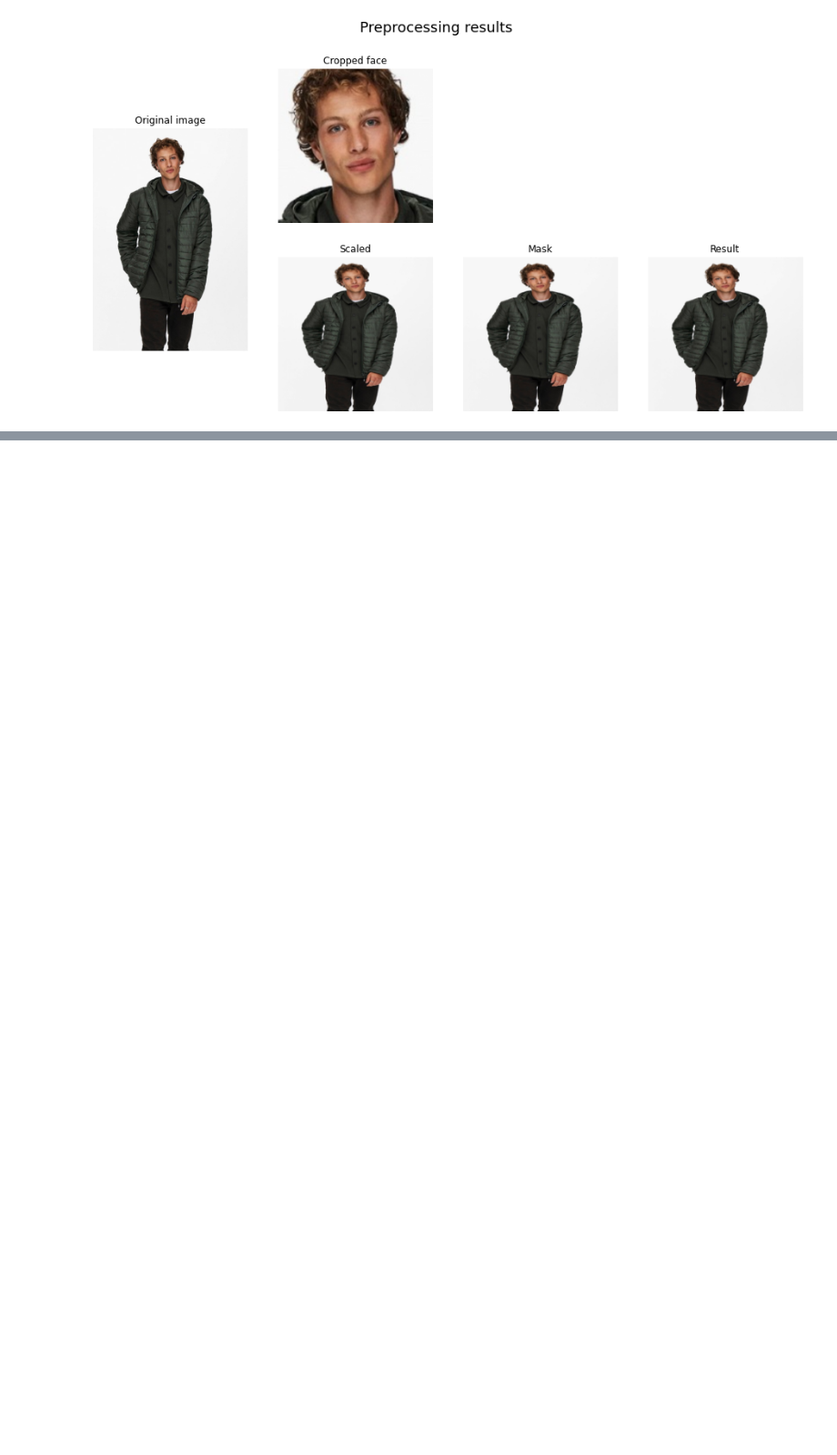
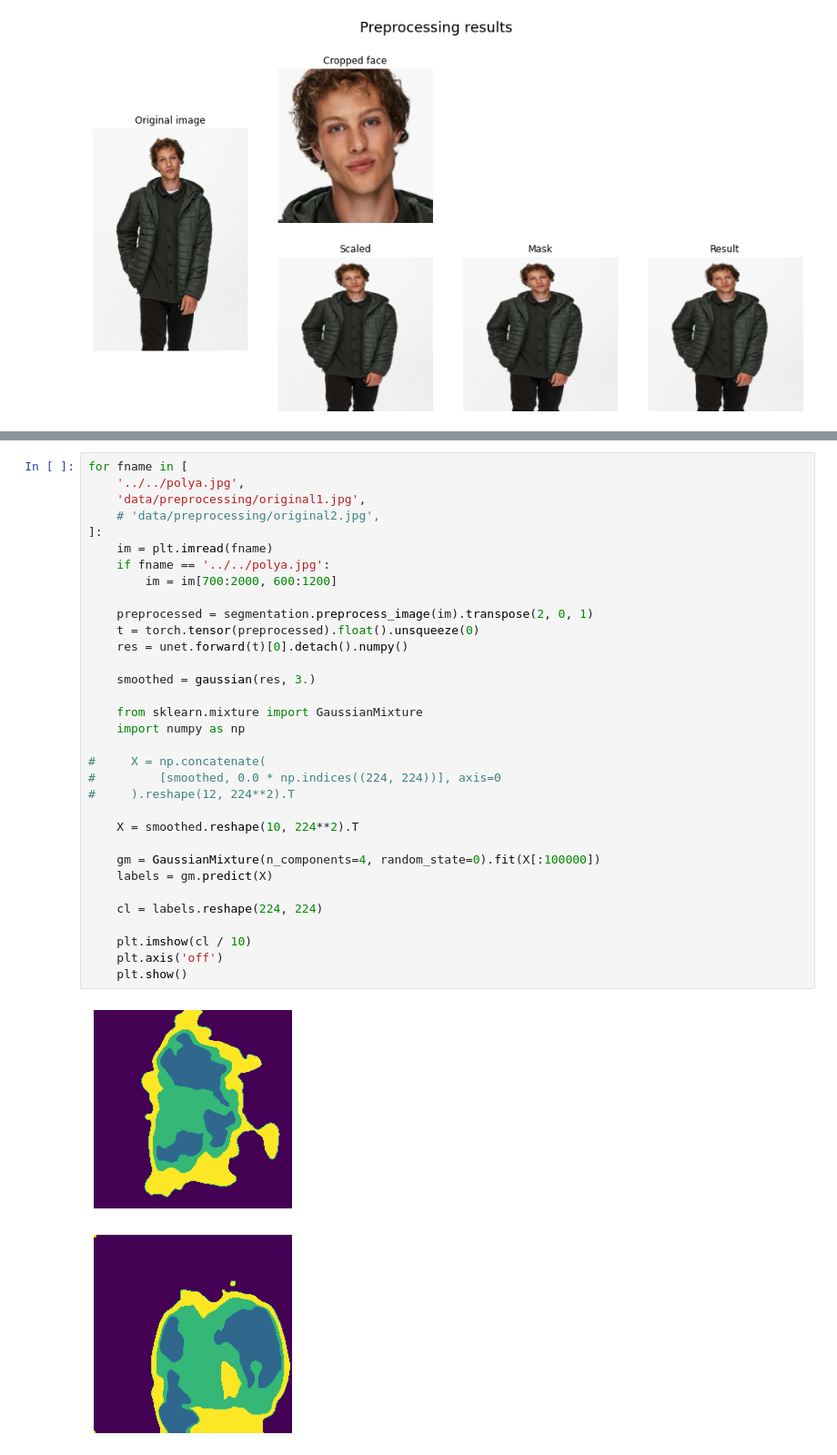
Before and after one commit to roma1n/face_clothes_matching, a Jupyter notebook: notebooks/preprocessing visualisation.ipynb, the cells around one changed output, grey strips where cells are left out. Shown at 91% size. Cells and saved outputs as stored; diff of their text form; blank space fills up the shorter version.

```diff
--- a/notebooks/preprocessing visualisation.ipynb
+++ b/notebooks/preprocessing visualisation.ipynb
@@ -58,0 +139,36 @@ INFO: Created TensorFlow Lite XNNPACK delegate for CPU.
+# %%
+for fname in [
+    '../../polya.jpg',
+    'data/preprocessing/original1.jpg',
+    # 'data/preprocessing/original2.jpg',
+]:
+    im = plt.imread(fname)
+    if fname == '../../polya.jpg':
+        im = im[700:2000, 600:1200]
+
+    preprocessed = segmentation.preprocess_image(im).transpose(2, 0, 1)
+    t = torch.tensor(preprocessed).float().unsqueeze(0)
+    res = unet.forward(t)[0].detach().numpy()
+
+    smoothed = gaussian(res, 3.)
+
+    from sklearn.mixture import GaussianMixture
+    import numpy as np
+
+#     X = np.concatenate(
+#         [smoothed, 0.0 * np.indices((224, 224))], axis=0
+#     ).reshape(12, 224**2).T
+
+    X = smoothed.reshape(10, 224**2).T
+
+    gm = GaussianMixture(n_components=4, random_state=0).fit(X[:100000])
+    labels = gm.predict(X)
+
+    cl = labels.reshape(224, 224)
+
+    plt.imshow(cl / 10)
+    plt.axis('off')
+    plt.show()
+# %% [output]
+[figure, added]
+[figure, added]
```
Also changed, not shown: parts of 8 cells of this notebook, 12 other files.
